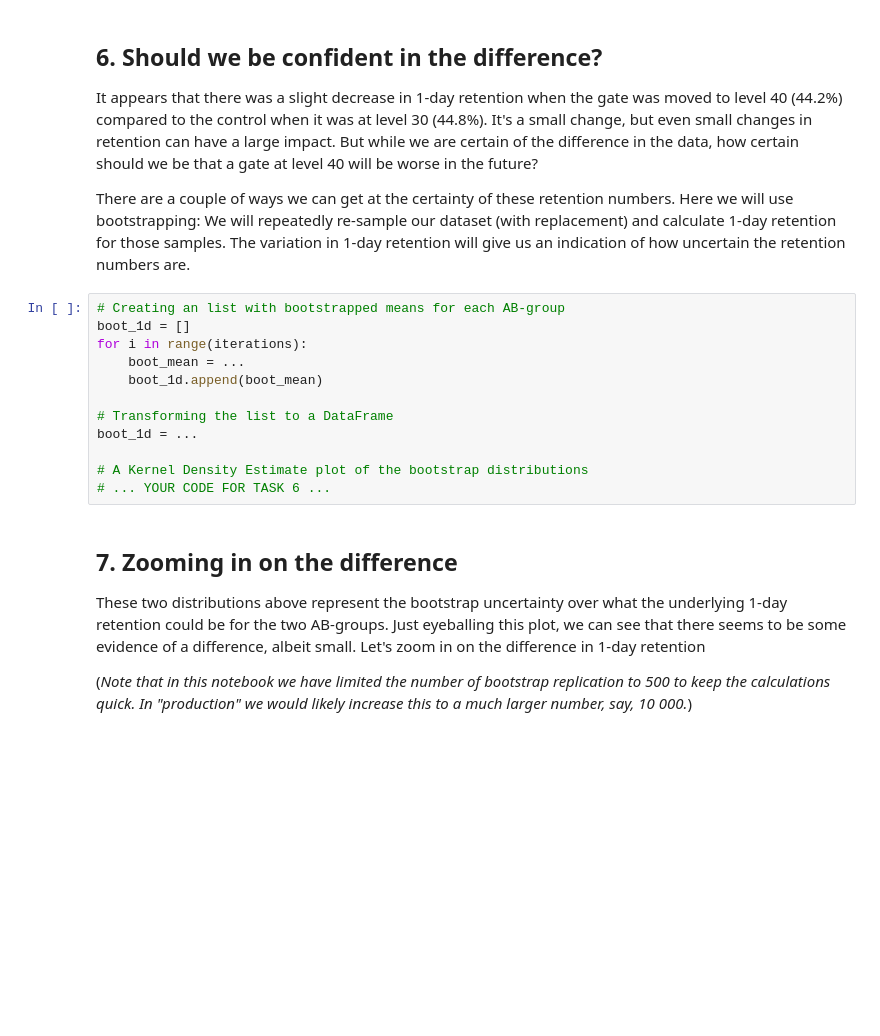
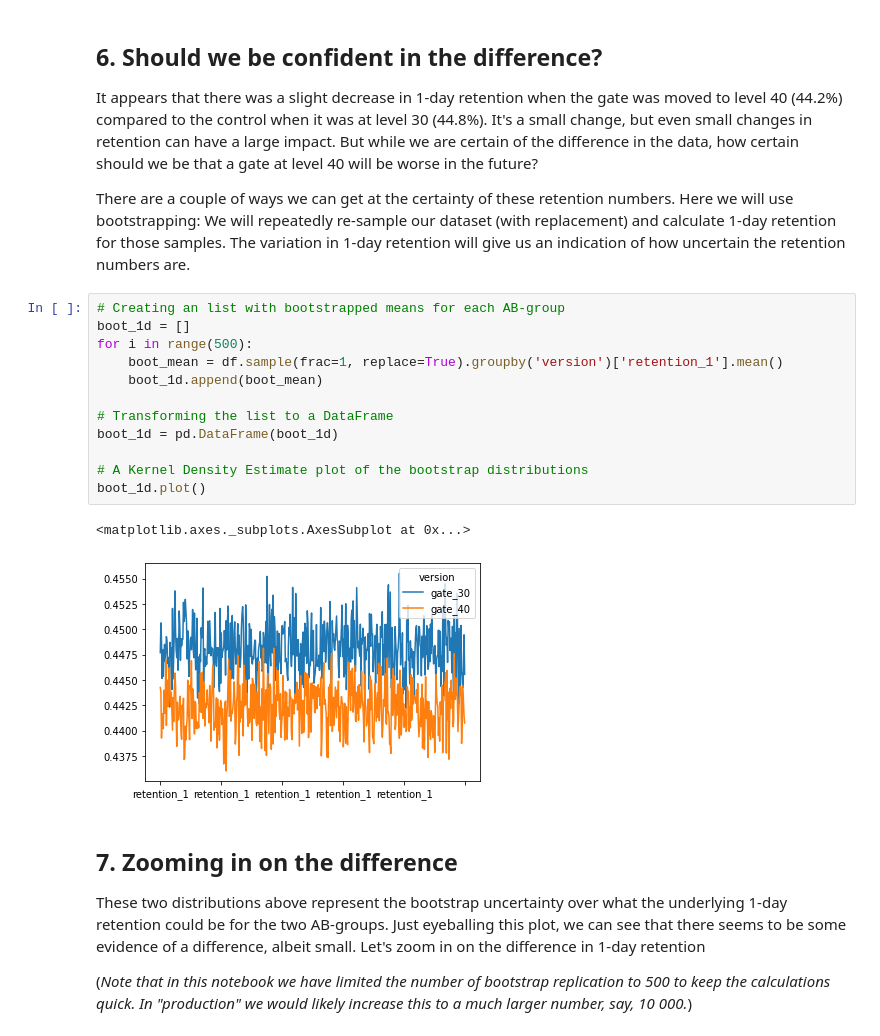
Before and after one commit to ashkmason/datacamp.projects, a Jupyter notebook: Mobile Games A:B Testing with Cookie Cats/notebook.ipynb, the cells around one changed output. Cells and saved outputs as stored; diff of their text form; blank space fills up the shorter version.

Commit message:
did a bootstrap analysis of 1day retention and plotted the results

```diff
--- a/Mobile Games A:B Testing with Cookie Cats/notebook.ipynb
+++ b/Mobile Games A:B Testing with Cookie Cats/notebook.ipynb
@@ -88,15 +88,18 @@ Name: retention_1, dtype: float64
 # %%
 # Creating an list with bootstrapped means for each AB-group
 boot_1d = []
-for i in range(iterations):
-    boot_mean = ...
+for i in range(500):
+    boot_mean = df.sample(frac=1, replace=True).groupby('version')['retention_1'].mean()
     boot_1d.append(boot_mean)
 
 # Transforming the list to a DataFrame
-boot_1d = ...
+boot_1d = pd.DataFrame(boot_1d)
 
 # A Kernel Density Estimate plot of the bootstrap distributions
-# ... YOUR CODE FOR TASK 6 ...
+boot_1d.plot()
+# %% [output]
+<matplotlib.axes._subplots.AxesSubplot at 0x...>
+[figure, added]
 # %% [markdown]
 ## 7. Zooming in on the difference
 <p>These two distributions above represent the bootstrap uncertainty over what the underlying 1-day retention could be for the two AB-groups. Just eyeballing this plot, we can see that there seems to be some evidence of a difference, albeit small. Let's zoom in on the difference in 1-day retention</p>
```
